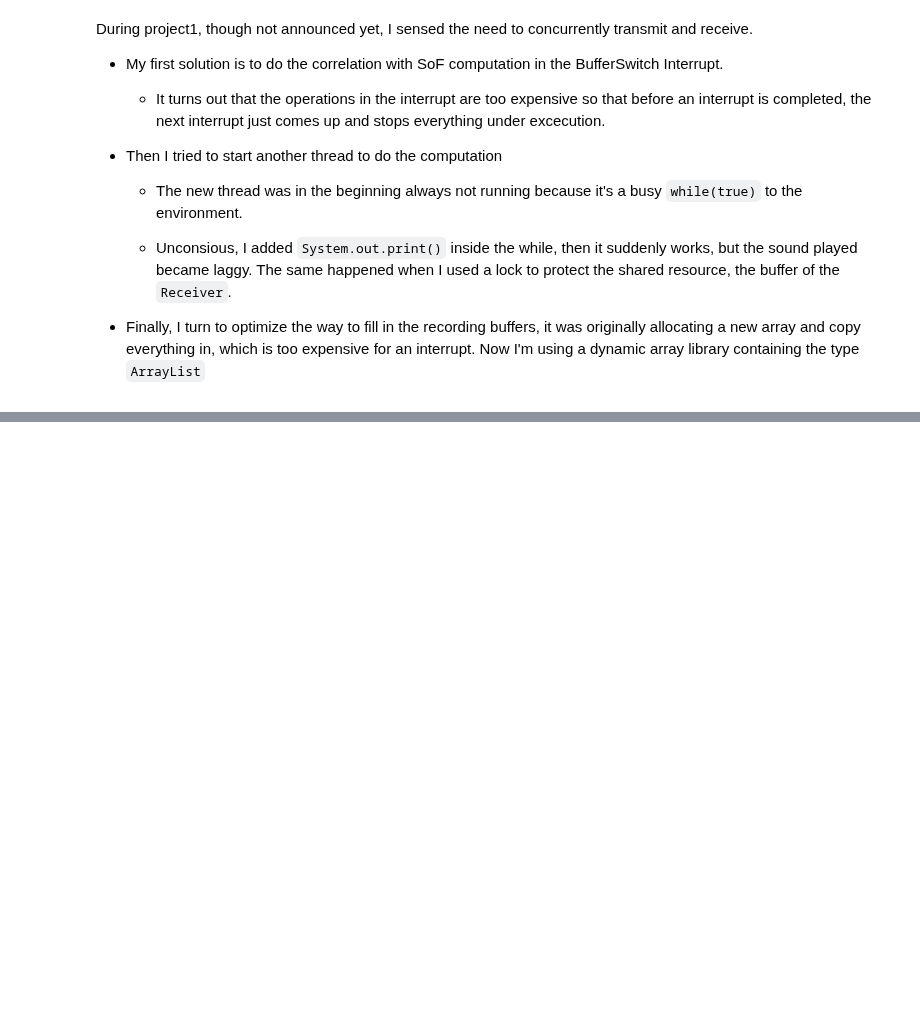
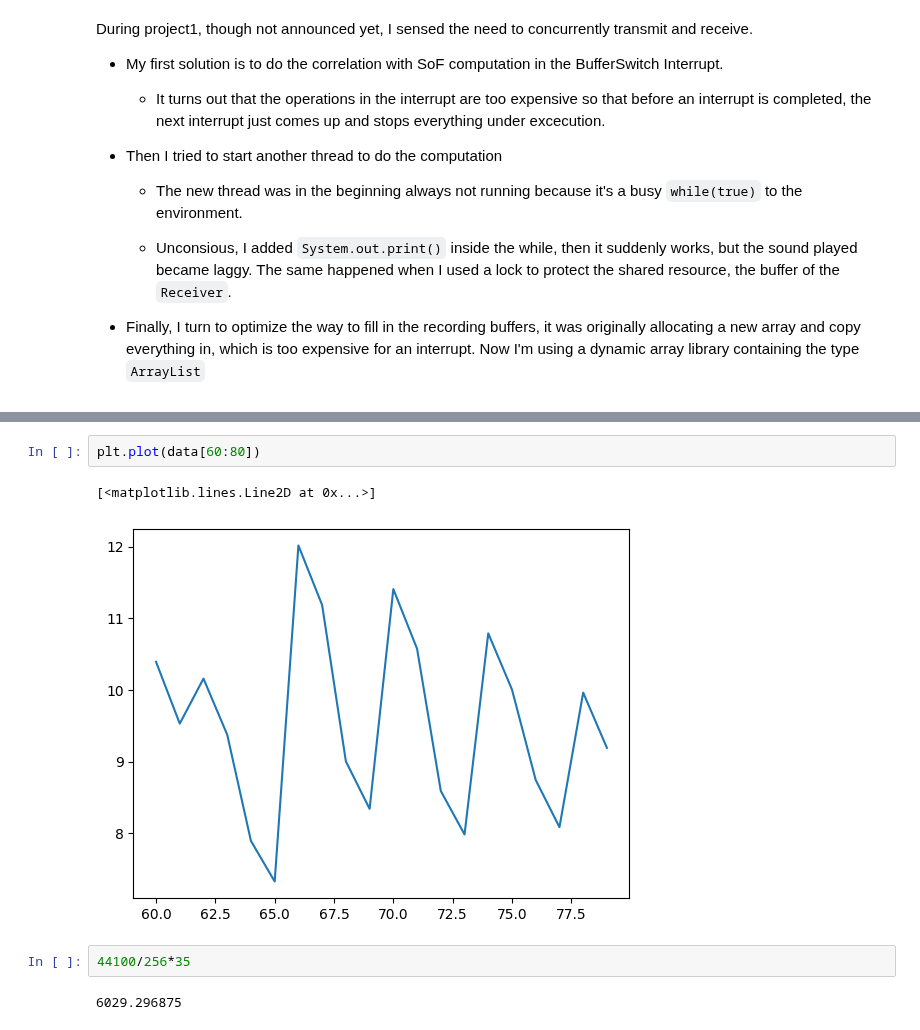
Before and after one commit to Mysterious-Mus/AcousticNFC, a Jupyter notebook: notes.ipynb, the cells around one changed output, grey strips where cells are left out. Drawn from its saved outputs; the diff is of its cells as text; blank space fills up the shorter version.

```diff
--- a/notes.ipynb
+++ b/notes.ipynb
@@ -284,0 +337,9 @@ During project1, though not announced yet, I sensed the need to concurrently tra
+# %%
+plt.plot(data[60:80])
+# %% [output]
+[<matplotlib.lines.Line2D at 0x...>]
+[figure, added]
+# %%
+44100/256*35
+# %% [output]
+6029.296875
```
Also changed, not shown: parts of 7 cells of this notebook, 8 other files.
